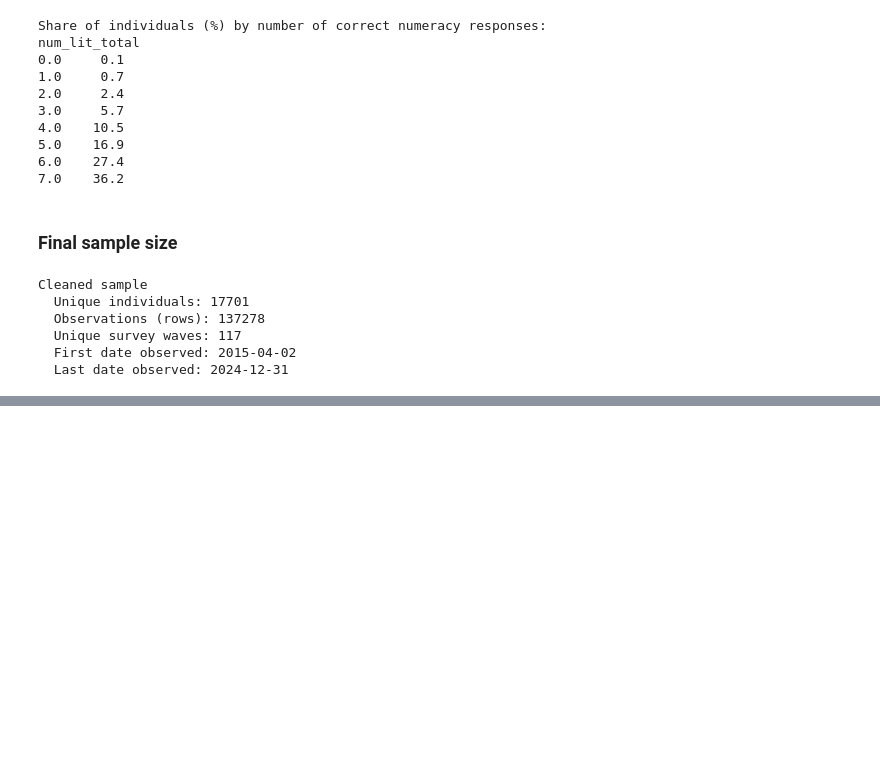
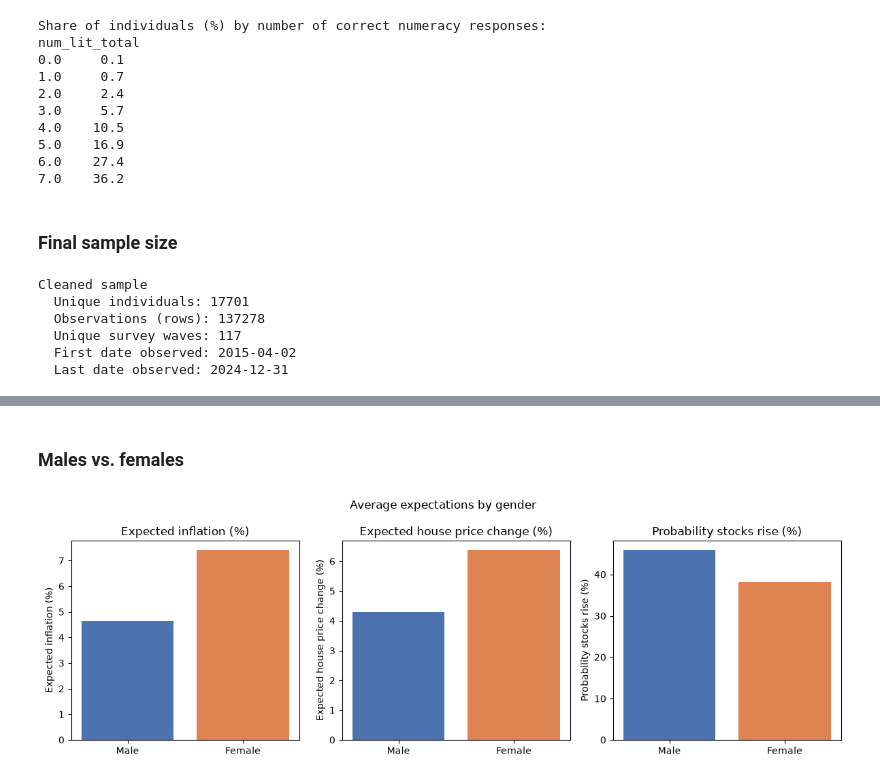
Before and after one commit to Israt0408/AI_week_IM, a Jupyter notebook: term_paper.ipynb, the cells around one changed output, grey strips where cells are left out. Drawn from its saved outputs; the diff is of its cells as text; code cells hidden in the pictures; blank space fills up the shorter version.

```diff
--- a/term_paper.ipynb
+++ b/term_paper.ipynb
@@ -233,0 +246,45 @@ Cleaned sample
+# %%
+def plot_group_means(df, group_col, group_labels, title):
+    """Plot average expectations for two groups side by side.
+
+    Creates a figure with one panel per expectations variable in
+    ``EXPECTATION_COLS``, each showing a bar chart comparing the group
+    means.
+
+    Parameters
+    ----------
+    df : DataFrame
+        Cleaned individual-level survey data.
+    group_col : str
+        Binary (0/1) column defining the two groups.
+    group_labels : dict
+        Mapping from the two values of ``group_col`` to display labels,
+        e.g. ``{0: 'Male', 1: 'Female'}``.
+    title : str
+        Overall figure title.
+
+    Returns
+    -------
+    Figure
+        The created matplotlib figure.
+    """
+    means = df.groupby(group_col)[EXPECTATION_COLS].mean()
+
+    fig, axes = plt.subplots(1, 3, figsize=(12, 4))
+    for ax, col in zip(axes, EXPECTATION_COLS, strict=True):
+        labels = [group_labels[g] for g in means.index]
+        ax.bar(labels, means[col], color=['#4C72B0', '#DD8452'])
+        ax.set_title(EXPECTATION_LABELS[col])
+        ax.set_ylabel(EXPECTATION_LABELS[col])
+
+    fig.suptitle(title)
+    fig.tight_layout()
+    return fig
+# %% [markdown]
+### Males vs. females
+# %%
+_ = plot_group_means(
+    sce, 'female', {0: 'Male', 1: 'Female'}, 'Average expectations by gender'
+)
+# %% [output]
+[figure, added]
```
Also changed, not shown: parts of 6 cells of this notebook.
